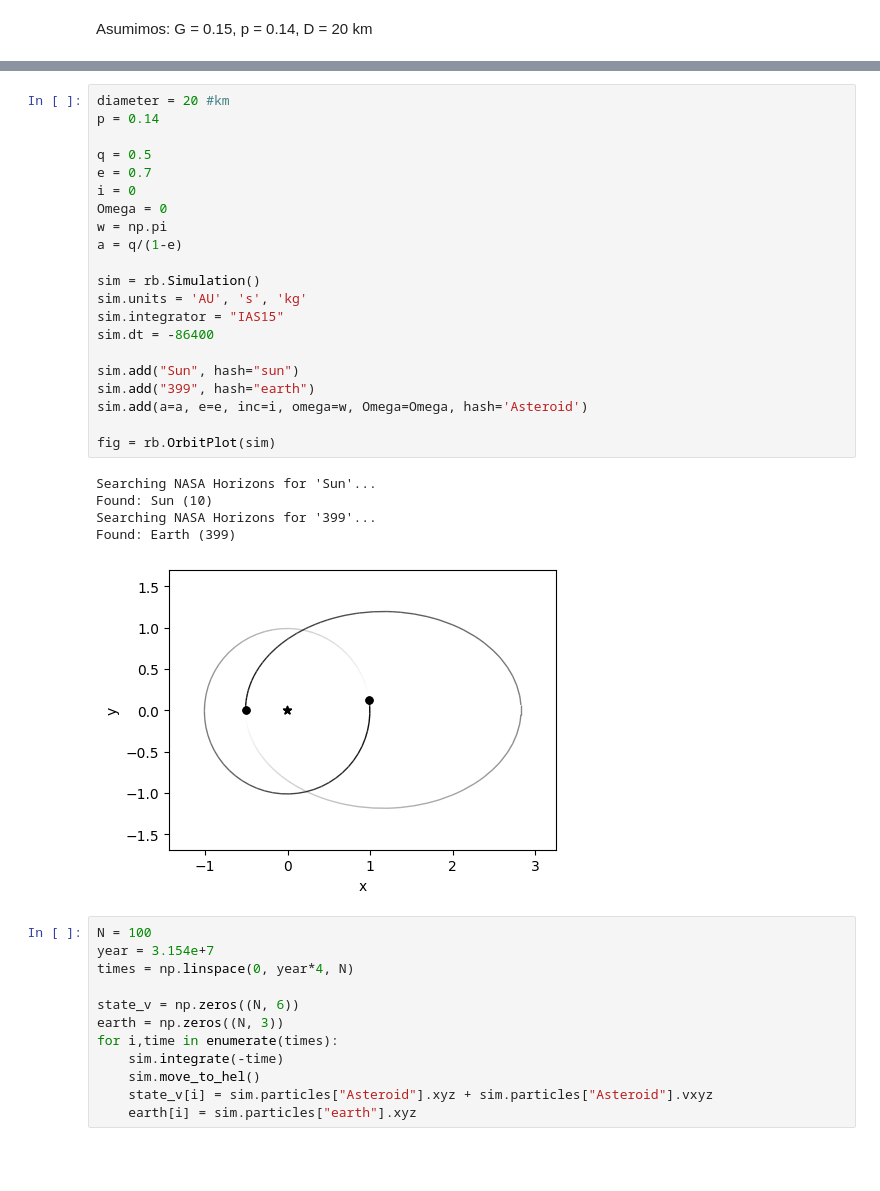
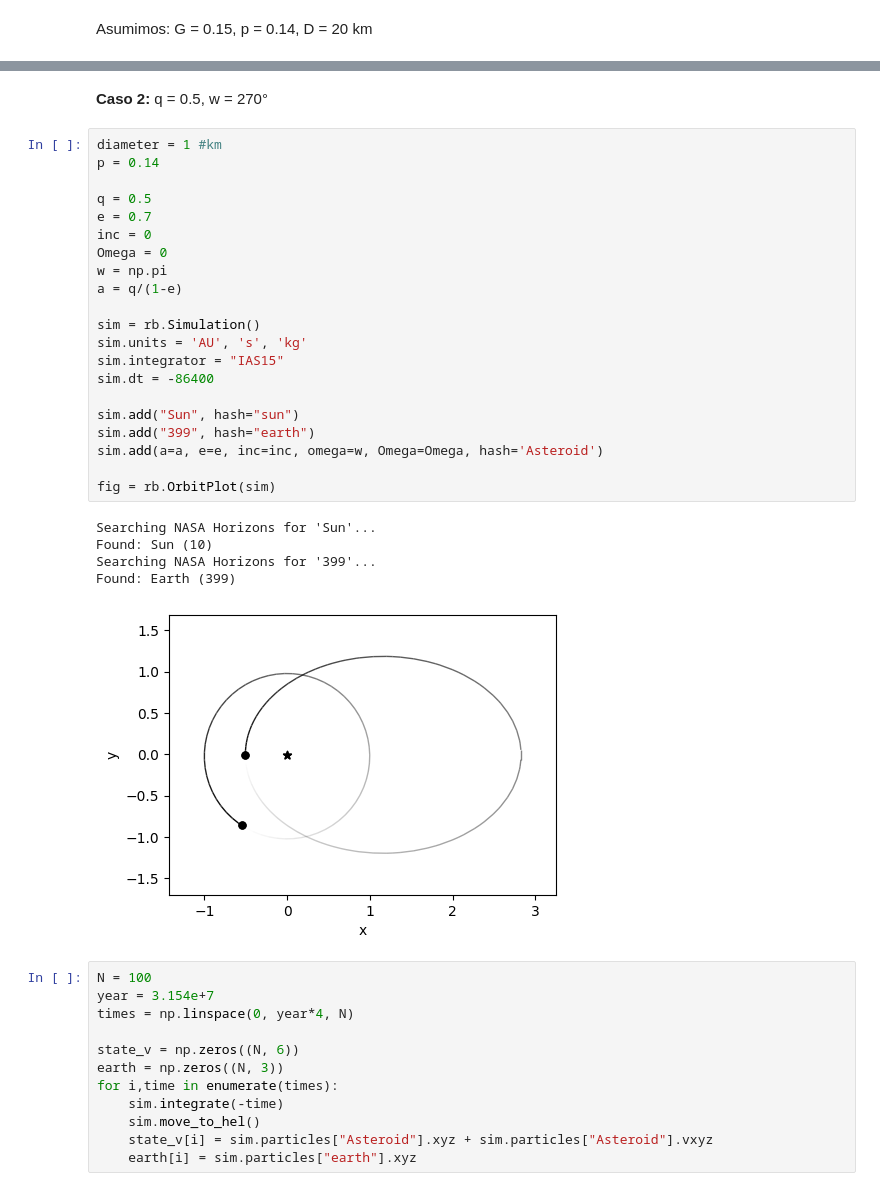
Before and after one commit to JuanitaAgudelo/TesisRepo, a Jupyter notebook: magnitud.ipynb, the cells around one changed output, grey strips where cells are left out. Cells and saved outputs as stored; diff of their text form; blank space fills up the shorter version.

```diff
--- a/magnitud.ipynb
+++ b/magnitud.ipynb
@@ -478,30 +534,32 @@ fig.show()
+# %% [markdown]
+**Caso 2:** q = 0.5, w = 270°
 # %%
-diameter = 20 #km
+diameter = 1 #km
 p = 0.14
 
 q = 0.5
 e = 0.7
-i = 0
+inc = 0
 Omega = 0
 w = np.pi
 a = q/(1-e)
 
 sim = rb.Simulation()
 sim.units = 'AU', 's', 'kg'
 sim.integrator = "IAS15"
 sim.dt = -86400
 
 sim.add("Sun", hash="sun")
 sim.add("399", hash="earth")
-sim.add(a=a, e=e, inc=i, omega=w, Omega=Omega, hash='Asteroid')
+sim.add(a=a, e=e, inc=inc, omega=w, Omega=Omega, hash='Asteroid')
 
 fig = rb.OrbitPlot(sim)
 # %% [output]
 Searching NASA Horizons for 'Sun'...
 Found: Sun (10)
 Searching NASA Horizons for '399'...
 Found: Earth (399)
-[figure, old version]
+[figure, new version]
 # %%
 N = 100
 year = 3.154e+7
```
Also changed, not shown: parts of 39 cells of this notebook, 7 other files.
